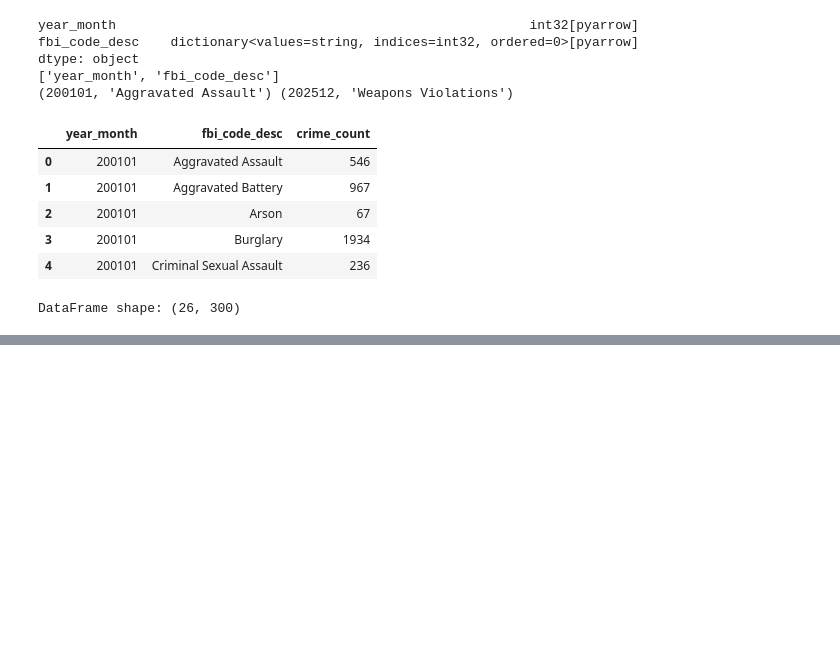
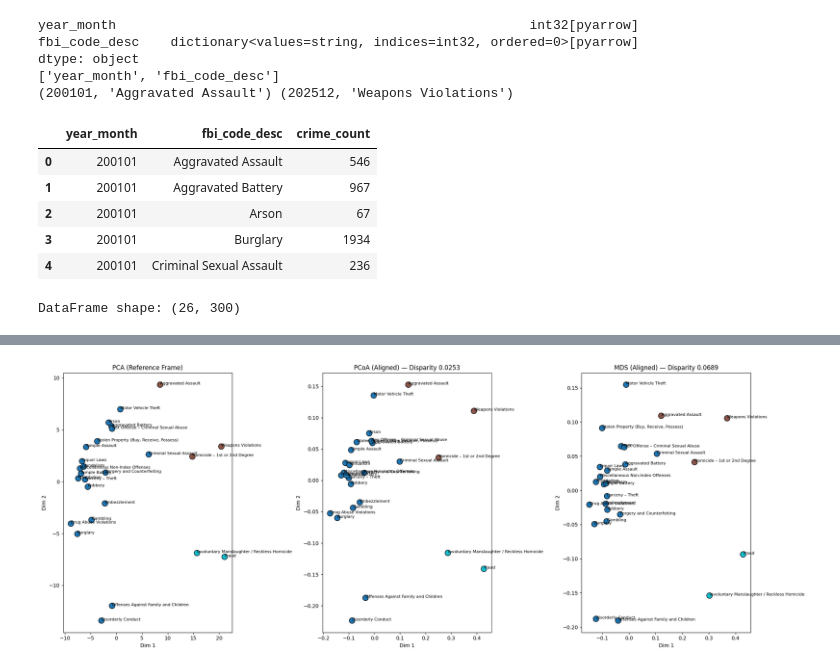
Before and after one commit to SirErikPak/ChicagoCrime, a Jupyter notebook: Notebook/ChicagoCrimeAnalysis.ipynb, the cells around one changed output, grey strips where cells are left out. Saved outputs shown, nothing was run; the diff lists cells and outputs as text; code cells hidden in the pictures; blank space fills up the shorter version.

```diff
--- a/Notebook/ChicagoCrimeAnalysis.ipynb
+++ b/Notebook/ChicagoCrimeAnalysis.ipynb
@@ -197,0 +461,98 @@ Colun Names:
+# %%
+# Initialize variables
+n_components = 3
+
+# PCA on z-score matrix (26 × 300)
+pca = PCA(n_components=n_components)
+coords_pca = pca.fit_transform(z_row_df.values)   # (26, 2)
+
+# PCoA on distance matrix (26 × 26)
+D2 = dist_matrix ** 2                 # Square the distances
+n = D2.shape[0]
+J = np.eye(n) - np.ones((n, n)) / n   # Build the centering matrix
+# B is a Gram matrix: a matrix of all pairwise inner products of a set of vectors
+B = -0.5 * J @ D2 @ J                 # Double‑center the squared distances
+
+# Eigen‑decompose the Gram matrix
+eigvals, eigvecs = np.linalg.eigh(B)
+idx = np.argsort(eigvals)[::-1]
+eigvals = eigvals[idx]
+eigvecs = eigvecs[:, idx]
+
+# PCoA embedding
+coords_pcoa = eigvecs[:, :n_components] * np.sqrt(eigvals[:n_components])
+
+# MDS on distance matrix (26 × 26)
+mds = MDS(
+    n_components=n_components,
+    metric='precomputed',   # use precomputed distances
+    n_init=n_init,
+    init = 'random' if n_components > 2 else 'classical_mds',
+    max_iter=max_iter,
+    normalized_stress=True,
+    random_state=SEED
+)
+# mds embedding
+coords_mds = mds.fit_transform(dist_matrix)
+
+# Procrustes alignment: use PCA as the reference frame
+_, pcoa_aligned, disp_pcoa = procrustes(coords_pca, coords_pcoa)
+_, mds_aligned, disp_mds   = procrustes(coords_pca, coords_mds)
+_, pcoa_aligned_mds, disp_pcoa_mds = procrustes(coords_pcoa, coords_mds)
+print("\nProcrustes Disparity:")
+print(f"PCA vs PCoA: {disp_pcoa:.4f}")
+print(f"PCA vs MDS:  {disp_mds:.4f}")
+print(f"PCoA vs MDS: {disp_pcoa_mds:.4f}\n")
+
+# Plot all three side-by-side
+fig, axes = plt.subplots(1, 3, figsize=(21, 8))
+
+# plot tile display
+titles = [
+    "PCA (Reference Frame)",
+    f"PCoA (Aligned) — Disparity {disp_pcoa:.4f}",
+    f"MDS (Aligned) — Disparity {disp_mds:.4f}"
+]
+
+# Embeddings for each analysis
+embeddings = [coords_pca, pcoa_aligned, mds_aligned]
+
+# Iterate and plot
+for ax, emb, title in zip(axes, embeddings, titles):
+    ax.scatter(
+        emb[:,0], emb[:,1],
+        c=labels_z,  # from CLustering
+        cmap='tab10',
+        s=120,
+        edgecolor='black'
+    )
+    for i, crime in enumerate(z_row_df.index):
+        ax.text(emb[i,0], emb[i,1], crime, fontsize=8)
+    ax.set_title(title)
+    ax.set_xlabel("Dim 1")
+    ax.set_ylabel("Dim 2")
+
+# Explained variance for each PC
+var_explained = pca.explained_variance_ratio_
+print("Variance explained: " + " & ".join(
+    [f"PC{i+1} = {v:.2%}" for i, v in enumerate(var_explained)]
+))
+
+# Display the variance of each PCoA dimension
+var_pcoa = np.var(coords_pcoa, axis=0)
+print("Variance of PCoA dims: " + " & ".join(
+    [f"Dim{i+1} = {v*100:.2f}%" for i, v in enumerate(var_pcoa)]
+))
+
+# Display the variance of each MDS dimension
+dim_var = np.var(coords_mds, axis=0)
+print("Variance of MDS dims: " + " & ".join(
+    [f"Dim{i+1} = {v*100:.2f}%" for i, v in enumerate(dim_var)]
+))
+print(f"\nKruskal's Stress-1: {mds.stress_:.4f} with {n_components} conponents.\n")
+
+plt.tight_layout()
+# Save the figure with high resolution and tight cropping
+plt.savefig("../Image/pca_pcoa_mds.png", dpi=1200, bbox_inches='tight')
+plt.show()
+# %% [output]
@@ -197,0 +569 @@ Colun Names:
+[figure, added]
```
Also changed, not shown: parts of 30 cells of this notebook, 5 other files.
